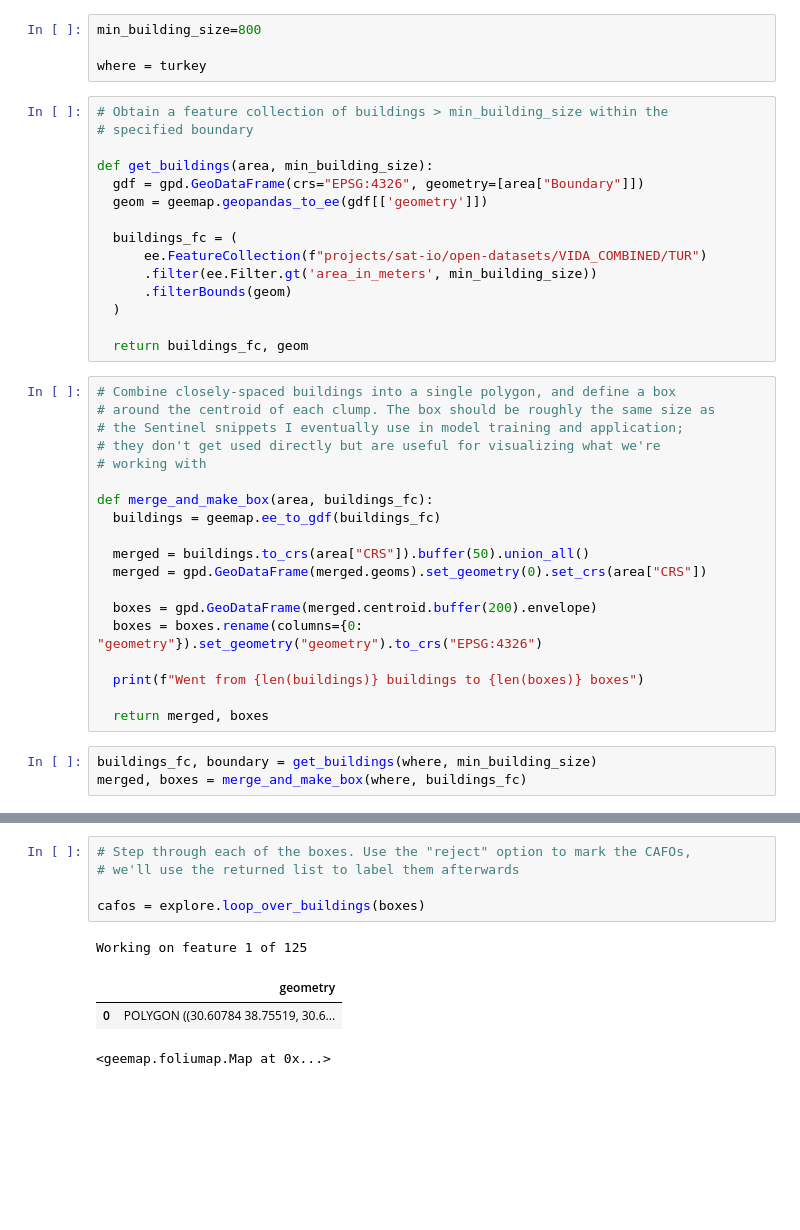
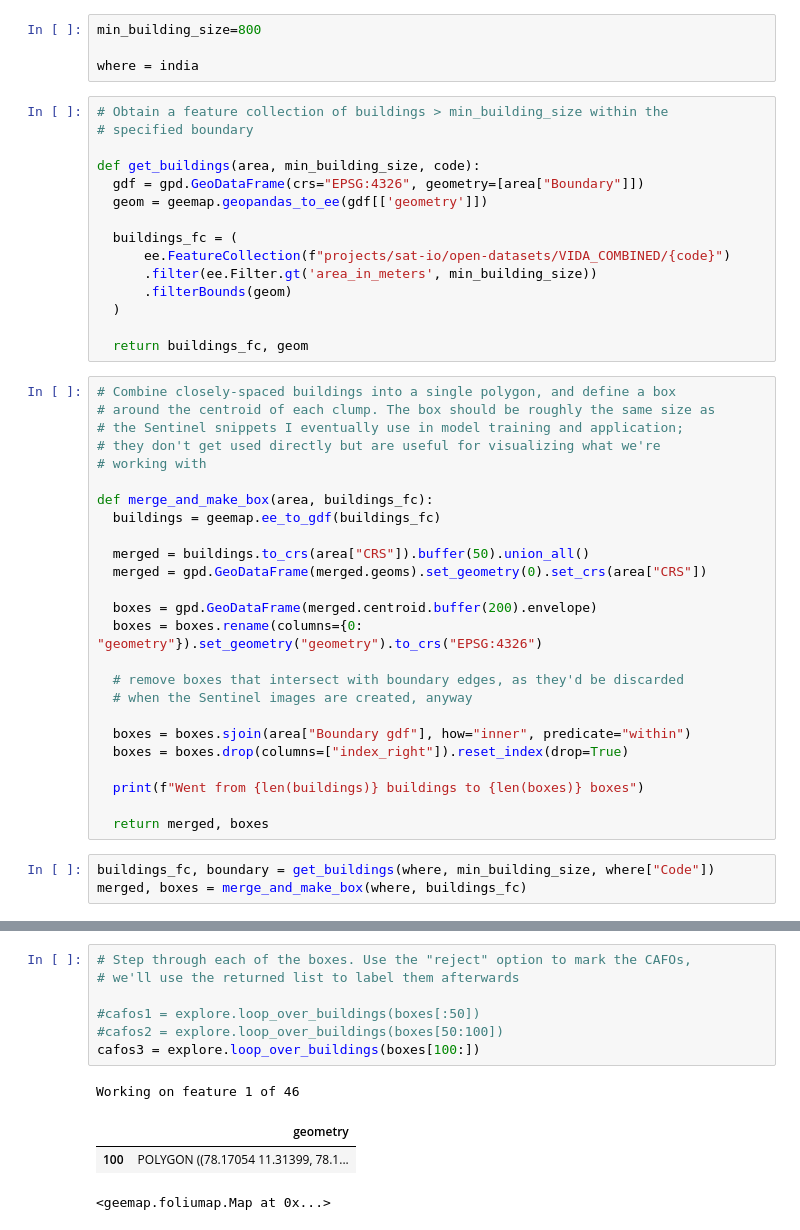
Before and after one commit to rachelemason/CAFO-AI, a Jupyter notebook: 7_heldOutRegions.ipynb, the cells around one changed output, grey strips where cells are left out. Drawn from its saved outputs; the diff is of its cells as text; blank space fills up the shorter version.

Commit message:
Modified 7_heldOutRegions.ipynb and 9_getSentinel.ipynb to process India data

```diff
--- a/7_heldOutRegions.ipynb
+++ b/7_heldOutRegions.ipynb
@@ -38,17 +56,17 @@ turkey["Boundary"]= Polygon(turkey["Boundary lonlat"])
 # %%
 min_building_size=800
 
-where = turkey
+where = india
 # %%
 # Obtain a feature collection of buildings > min_building_size within the
 # specified boundary
 
-def get_buildings(area, min_building_size):
+def get_buildings(area, min_building_size, code):
   gdf = gpd.GeoDataFrame(crs="EPSG:4326", geometry=[area["Boundary"]])
   geom = geemap.geopandas_to_ee(gdf[['geometry']])
 
   buildings_fc = (
-      ee.FeatureCollection(f"projects/sat-io/open-datasets/VIDA_COMBINED/TUR")
+      ee.FeatureCollection(f"projects/sat-io/open-datasets/VIDA_COMBINED/{code}")
       .filter(ee.Filter.gt('area_in_meters', min_building_size))
       .filterBounds(geom)
   )
@@ -70,10 +88,16 @@ def merge_and_make_box(area, buildings_fc):
   boxes = gpd.GeoDataFrame(merged.centroid.buffer(200).envelope)
   boxes = boxes.rename(columns={0: "geometry"}).set_geometry("geometry").to_crs("EPSG:4326")
 
+  # remove boxes that intersect with boundary edges, as they'd be discarded
+  # when the Sentinel images are created, anyway
+
+  boxes = boxes.sjoin(area["Boundary gdf"], how="inner", predicate="within")
+  boxes = boxes.drop(columns=["index_right"]).reset_index(drop=True)
+
   print(f"Went from {len(buildings)} buildings to {len(boxes)} boxes")
 
   return merged, boxes
 # %%
-buildings_fc, boundary = get_buildings(where, min_building_size)
+buildings_fc, boundary = get_buildings(where, min_building_size, where["Code"])
 merged, boxes = merge_and_make_box(where, buildings_fc)
 # %% [output]
@@ -125,10 +149,12 @@ Map
 # %%
 # Step through each of the boxes. Use the "reject" option to mark the CAFOs,
 # we'll use the returned list to label them afterwards
 
-cafos = explore.loop_over_buildings(boxes)
+#cafos1 = explore.loop_over_buildings(boxes[:50])
+#cafos2 = explore.loop_over_buildings(boxes[50:100])
+cafos3 = explore.loop_over_buildings(boxes[100:])
 # %% [output]
-Working on feature 1 of 125
+Working on feature 1 of 46
 |  | geometry |
-| 0 | POLYGON ((30.60784 38.75519, 30.6... |
+| 100 | POLYGON ((78.17054 11.31399, 78.1... |
 <geemap.foliumap.Map at 0x...>
```
Also changed, not shown: parts of 10 cells of this notebook, 1 other file.
